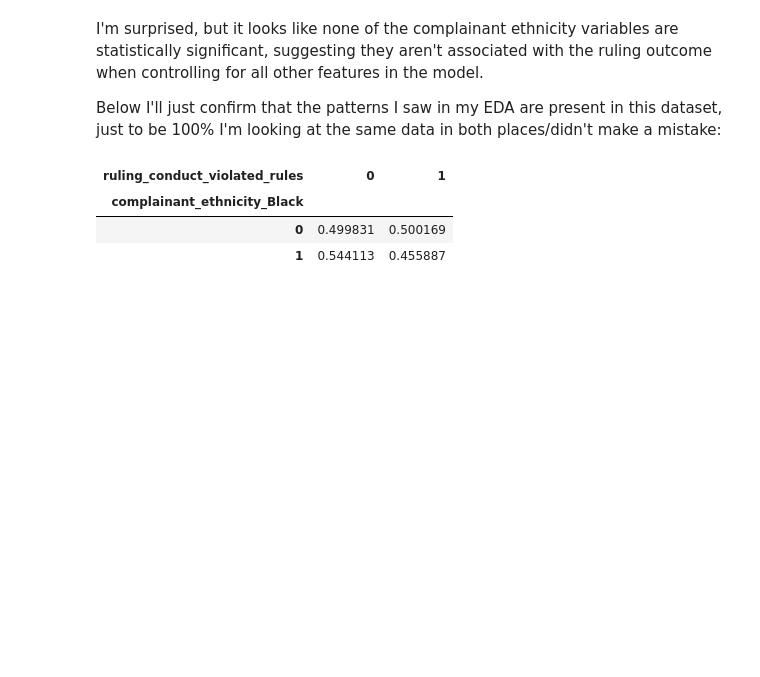
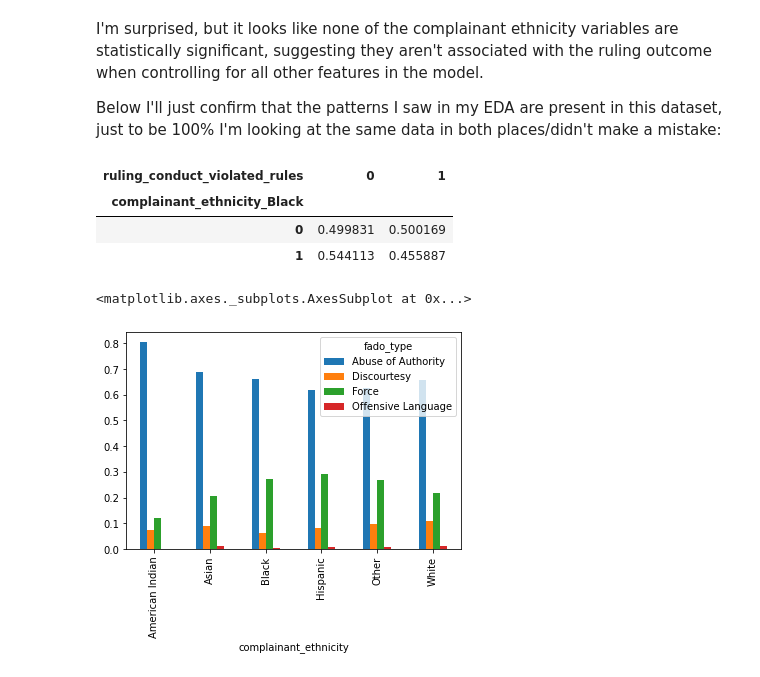
Before and after one commit to labb0t/nypd-complaints, a Jupyter notebook: notebooks/logreg_racial_disparity_rulings.ipynb, the cells around one changed output. Saved outputs shown, nothing was run; the diff lists cells and outputs as text; code cells hidden in the pictures; blank space fills up the shorter version.

Commit message:
additional figures

```diff
--- a/notebooks/logreg_racial_disparity_rulings.ipynb
+++ b/notebooks/logreg_racial_disparity_rulings.ipynb
@@ -25,0 +15,3 @@ df.head()
+# %%
+df_raw = pd.read_pickle('../data/processed_data.pickle')
+df_raw.head()
@@ -34,7 +34,7 @@ categorical_features = ['mos_ethnicity', 'mos_gender', 'complainant_ethnicity',
 targets = ['ruling_conduct_occurred','ruling_conduct_violated_rules']
 # %%
 # only keep variables that will be included in model
-df = df[numeric_features+categorical_features+targets]
+df = df_raw[numeric_features+categorical_features+targets]
 df.shape
 # %% [output]
 (28318, 16)
@@ -109,6 +109,7 @@ This is the ruling where EDA did identify some differences across complainant ra
 # filter out any "unsubstantiated" complaints and save as new dataframe
 indexNames = df[df['ruling_conduct_occurred'] == 0].index
 df2 = df.drop(indexNames)
+df2_raw = df_raw.drop(indexNames)
 
 # define X and y for 'violated rules' model
 X2 = df2.drop(targets, axis=1)
@@ -156,3 +158,9 @@ pd.crosstab(index=df2['complainant_ethnicity_Black'],columns=df2['ruling_conduct
 | complainant_ethnicity_Black |  |  |
 | 0 | 0.499831 | 0.500169 |
 | 1 | 0.544113 | 0.455887 |
+# %%
+# explore whether differences in complaint type are drivers of differences... doesn't seem to be a silver bullet
+pd.crosstab(index=df2_raw['complainant_ethnicity'],columns=df2_raw['fado_type'],normalize='index').plot(kind='bar');
+# %% [output]
+<matplotlib.axes._subplots.AxesSubplot at 0x...>
+[figure, added]
```
Also changed, not shown: parts of 6 cells of this notebook, 6 other files.
